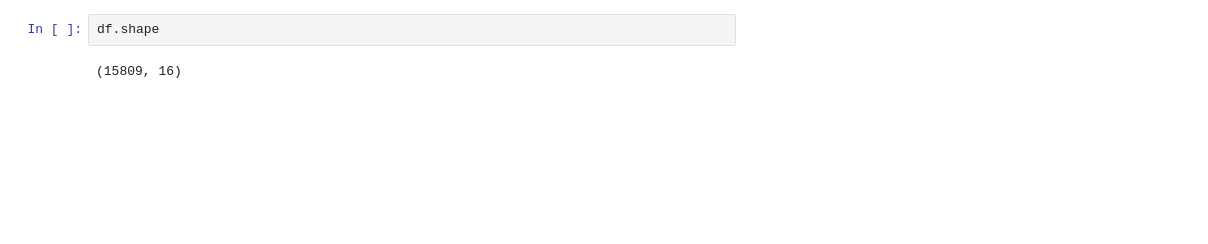
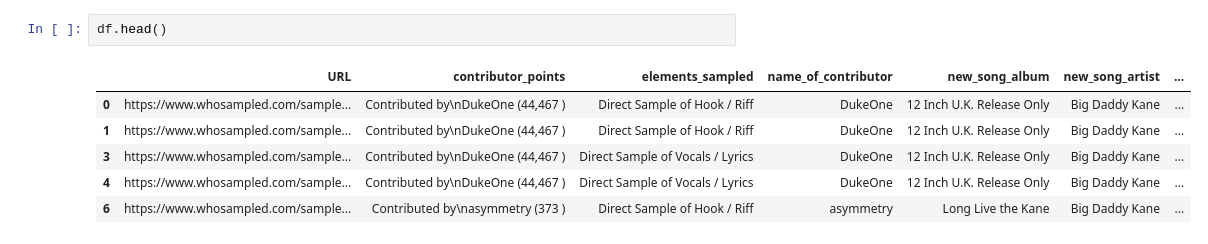
Before and after one commit to Jesse-Kerr/recordmender, a Jupyter notebook: mongo to sparse.ipynb, the cells around one changed output. Cells and saved outputs as stored; diff of their text form; blank space fills up the shorter version.

```diff
--- a/mongo to sparse.ipynb
+++ b/mongo to sparse.ipynb
@@ -11,4 +184,9 @@ import itertools
 # %%
-df.shape
+df.head()
 # %% [output]
-(15809, 16)
+|  | URL | contributor_points | elements_sampled | name_of_contributor | new_song_album | new_song_artist | ... |
+| 0 | https://www.whosampled.com/sample... | Contributed by\nDukeOne (44,467 ) | Direct Sample of Hook / Riff | DukeOne | 12 Inch U.K. Release Only | Big Daddy Kane | ... |
+| 1 | https://www.whosampled.com/sample... | Contributed by\nDukeOne (44,467 ) | Direct Sample of Hook / Riff | DukeOne | 12 Inch U.K. Release Only | Big Daddy Kane | ... |
+| 3 | https://www.whosampled.com/sample... | Contributed by\nDukeOne (44,467 ) | Direct Sample of Vocals / Lyrics | DukeOne | 12 Inch U.K. Release Only | Big Daddy Kane | ... |
+| 4 | https://www.whosampled.com/sample... | Contributed by\nDukeOne (44,467 ) | Direct Sample of Vocals / Lyrics | DukeOne | 12 Inch U.K. Release Only | Big Daddy Kane | ... |
+| 6 | https://www.whosampled.com/sample... | Contributed by\nasymmetry (373 ) | Direct Sample of Hook / Riff | asymmetry | Long Live the Kane | Big Daddy Kane | ... |
```
Also changed, not shown: parts of 24 cells of this notebook.
